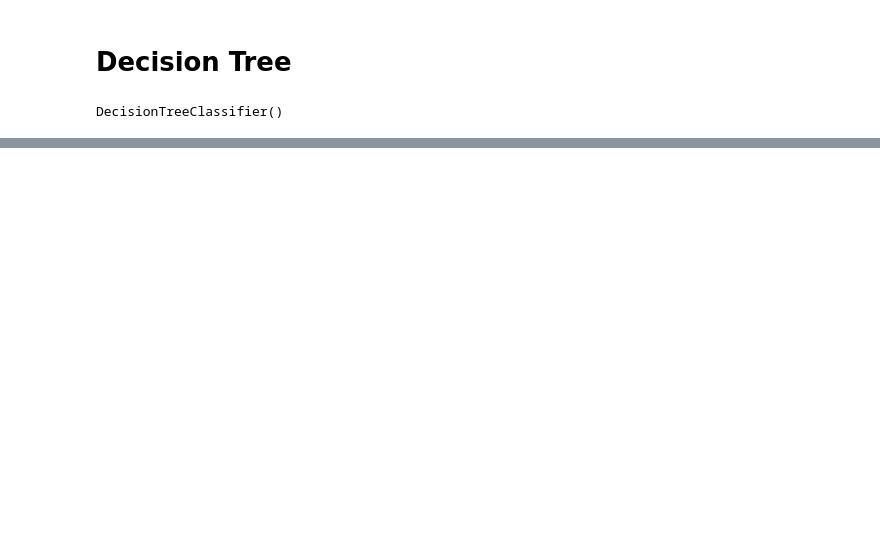
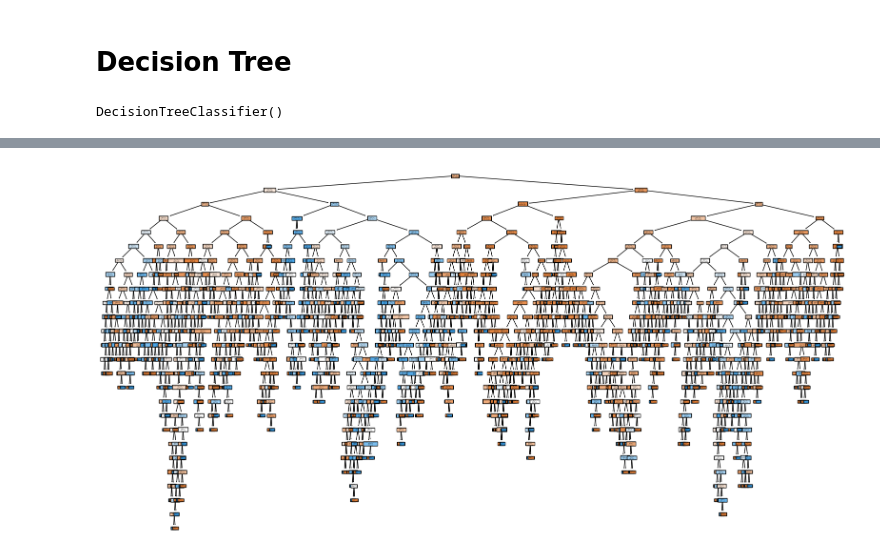
Before and after one commit to AnalyticSoul/Learn-Data-Science-with-Examples, a Jupyter notebook: 4.5-Churn-Prediction-DTree.ipynb, the cells around one changed output, grey strips where cells are left out. Saved outputs shown, nothing was run; the diff lists cells and outputs as text; code cells hidden in the pictures; blank space fills up the shorter version.

```diff
--- a/4.5-Churn-Prediction-DTree.ipynb
+++ b/4.5-Churn-Prediction-DTree.ipynb
@@ -16,4 +16,4 @@ from sklearn.metrics import confusion_matrix
 # %% [markdown]
 # Load dataset
 # %%
-df_telco = pd.read_csv('telco_customer_churn.csv', header=0)
+df_telco_encoded = pd.read_csv('data/telco_customer_churn_encoded.csv', header=0)
@@ -36,2 +19,0 @@ numerical.remove('Churn')
-# %%
-df_telco_encoded = pd.get_dummies(data=df_telco, columns=categorical, drop_first=True)
@@ -40,21 +20,10 @@ df_telco_encoded = pd.get_dummies(data=df_telco, columns=categorical, drop_first
-# %%
-corr_cols = [
-    'OnlineSecurity_No internet service',
-    'OnlineBackup_No internet service',
-    'DeviceProtection_No internet service',
-    'TechSupport_No internet service',
-    'StreamingTV_No internet service',
-    'StreamingMovies_No internet service',
-    'MultipleLines_No phone service'
-]
-df_telco_encoded.drop(columns=corr_cols, inplace=True)
 # %% [markdown]
 # Decision Tree
 # %%
 y = df_telco_encoded['Churn']
 X = df_telco_encoded.drop(columns='Churn')
 
-X_train, X_test, y_train, y_test = train_test_split(X, y, test_size=0.3, random_state=123)
+X_train, X_test, y_train, y_test = train_test_split(X, y, test_size=0.2, random_state=42)
 # %%
 # Initialize decision tree classifier
 dtree = DecisionTreeClassifier()
@@ -82,0 +78,10 @@ Recall: 0.5
+# %%
+from sklearn.tree import plot_tree
+import matplotlib.pyplot as plt
+
+# Plot the Decision Tree
+plt.figure(figsize=(20, 10))
+plot_tree(dtree, feature_names=X.columns, class_names=['No Churn', 'Churn'], filled=True)
+plt.show()
+# %% [output]
+[figure, added]
```
Also changed, not shown: parts of 11 cells of this notebook, 1 other file.
